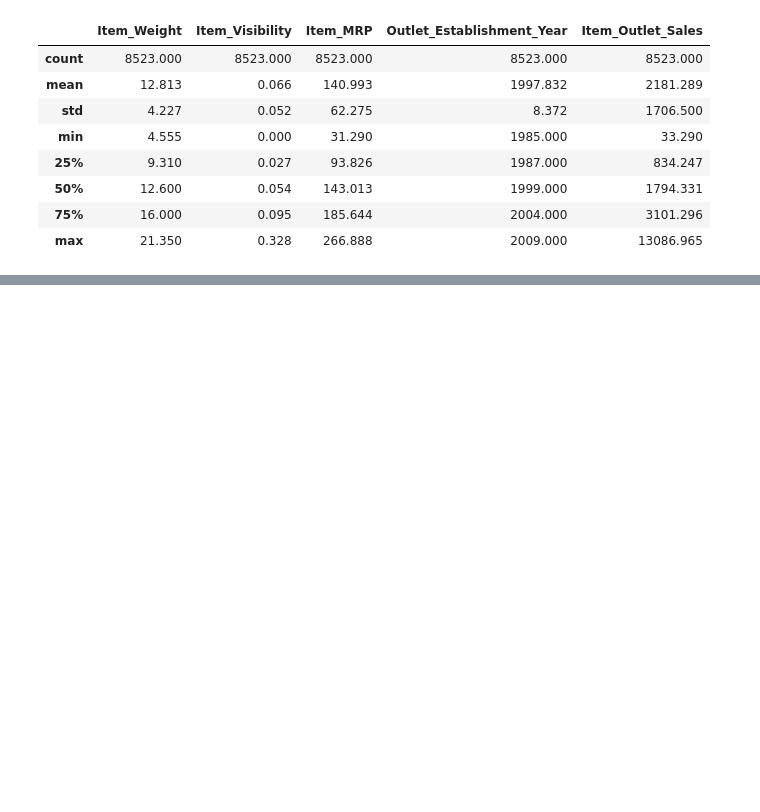
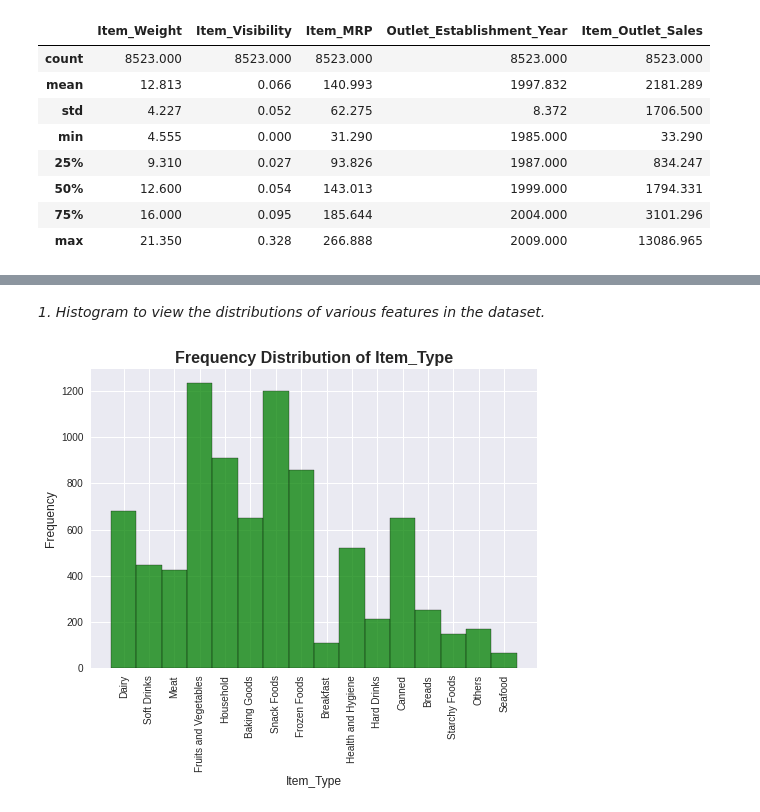
Before and after one commit to imugagga/Sales-Predictions---JFood-Sores, a Jupyter notebook: Sales_Predictions_Mugagga_Innocent.ipynb, the cells around one changed output, grey strips where cells are left out. Drawn from its saved outputs; the diff is of its cells as text; code cells hidden in the pictures; blank space fills up the shorter version.

```diff
--- a/Sales_Predictions_Mugagga_Innocent.ipynb
+++ b/Sales_Predictions_Mugagga_Innocent.ipynb
@@ -286,0 +299,13 @@ df.sample(5)
+# %% [markdown]
+*1. Histogram to view the distributions of various features in the dataset.*
+# %%
+#Using a Histogram  to show the Frequency of Requests by Item type
+plt.style.use('seaborn')
+sns.histplot(data = df['Item_Type'],color='green')
+plt.xticks(rotation = 90)
+plt.xlabel('Item_Type', fontsize=12)
+plt.ylabel('Frequency', fontsize=12)
+plt.title('Frequency Distribution of Item_Type',fontweight='bold',fontsize=16)
+plt.show()
+# %% [output]
+[figure, added]
```
Also changed, not shown: parts of 21 cells of this notebook.
